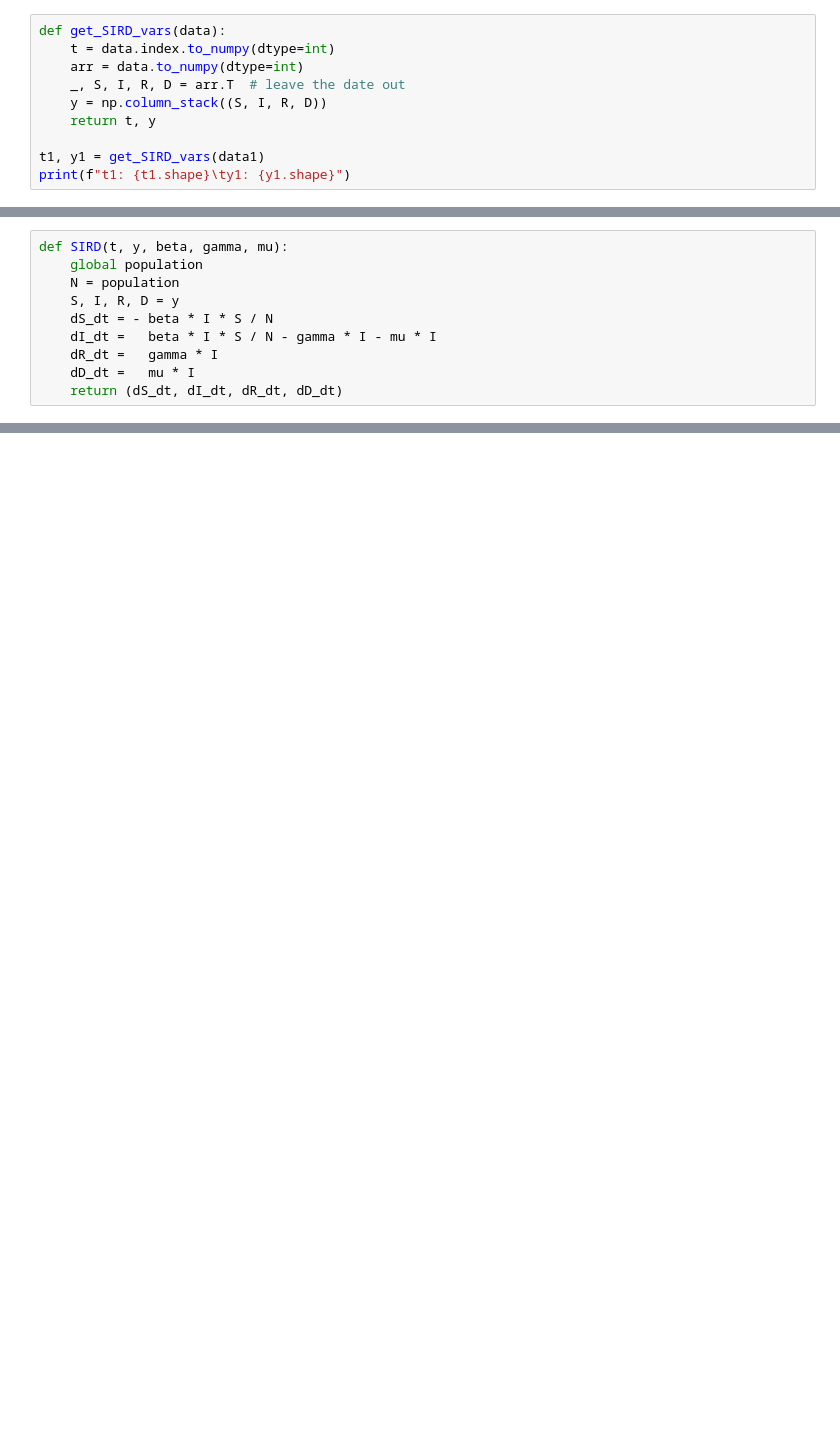
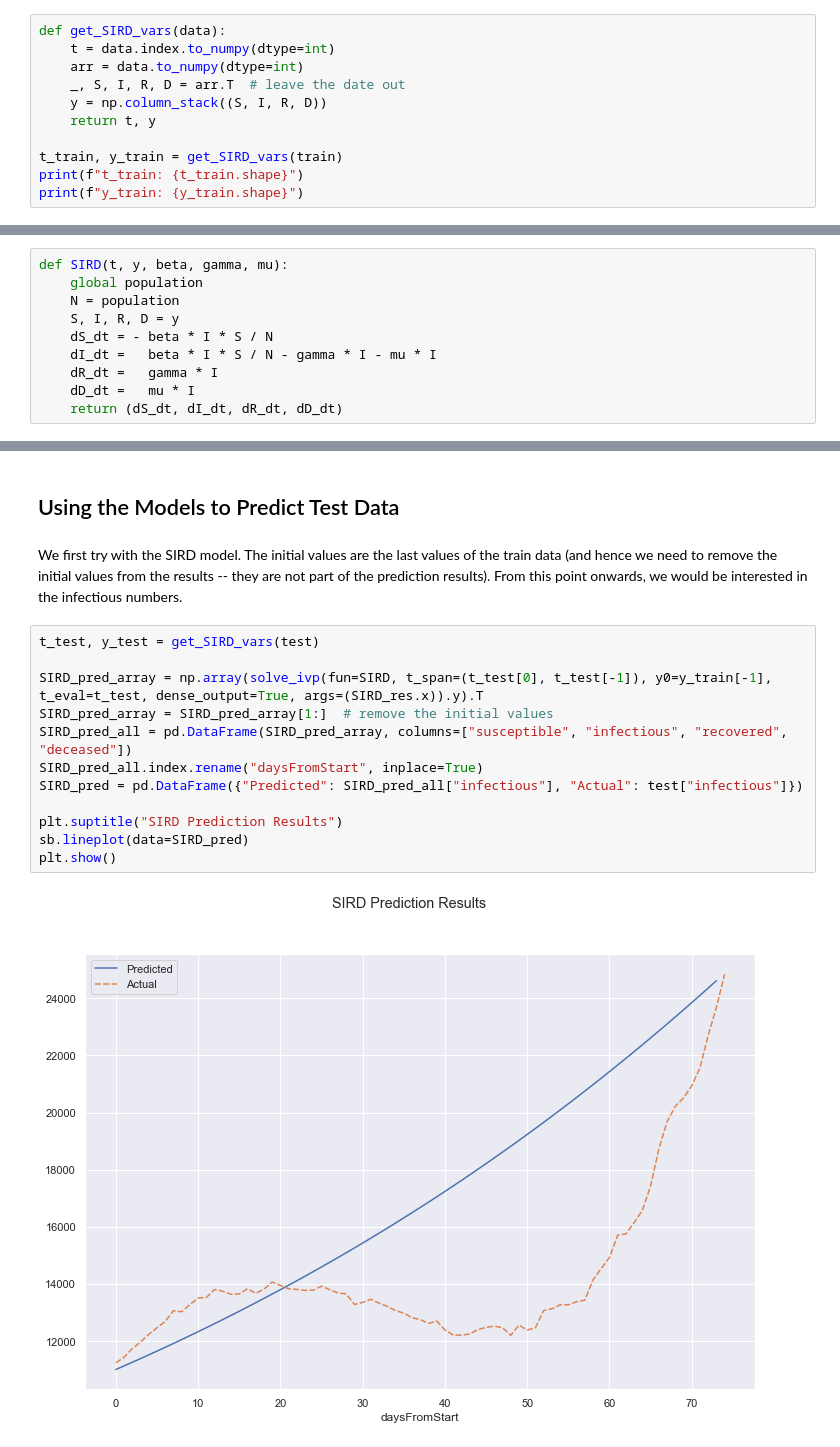
Before and after one commit to ZhongRuoyu/ntu-cz1115-project, a Jupyter notebook: covid.ipynb, the cells around one changed output, grey strips where cells are left out. Saved outputs shown, nothing was run; the diff lists cells and outputs as text; blank space fills up the shorter version.

```diff
--- a/covid.ipynb
+++ b/covid.ipynb
@@ -177,6 +252,7 @@ def get_SIRD_vars(data):
     y = np.column_stack((S, I, R, D))
     return t, y
 
-t1, y1 = get_SIRD_vars(data1)
-print(f"t1: {t1.shape}\ty1: {y1.shape}")
+t_train, y_train = get_SIRD_vars(train)
+print(f"t_train: {t_train.shape}")
+print(f"y_train: {y_train.shape}")
 # %% [output]
@@ -306,0 +395,18 @@ plt.show()
+# %% [markdown]
+## Using the Models to Predict Test Data
+# %% [markdown]
+We first try with the SIRD model. The initial values are the last values of the train data (and hence we need to remove the initial values from the results -- they are not part of the prediction results). From this point onwards, we would be interested in the infectious numbers.
+# %%
+t_test, y_test = get_SIRD_vars(test)
+
+SIRD_pred_array = np.array(solve_ivp(fun=SIRD, t_span=(t_test[0], t_test[-1]), y0=y_train[-1], t_eval=t_test, dense_output=True, args=(SIRD_res.x)).y).T
+SIRD_pred_array = SIRD_pred_array[1:]  # remove the initial values
+SIRD_pred_all = pd.DataFrame(SIRD_pred_array, columns=["susceptible", "infectious", "recovered", "deceased"])
+SIRD_pred_all.index.rename("daysFromStart", inplace=True)
+SIRD_pred = pd.DataFrame({"Predicted": SIRD_pred_all["infectious"], "Actual": test["infectious"]})
+
+plt.suptitle("SIRD Prediction Results")
+sb.lineplot(data=SIRD_pred)
+plt.show()
+# %% [output]
+[figure, added]
```
Also changed, not shown: parts of 61 cells of this notebook.
